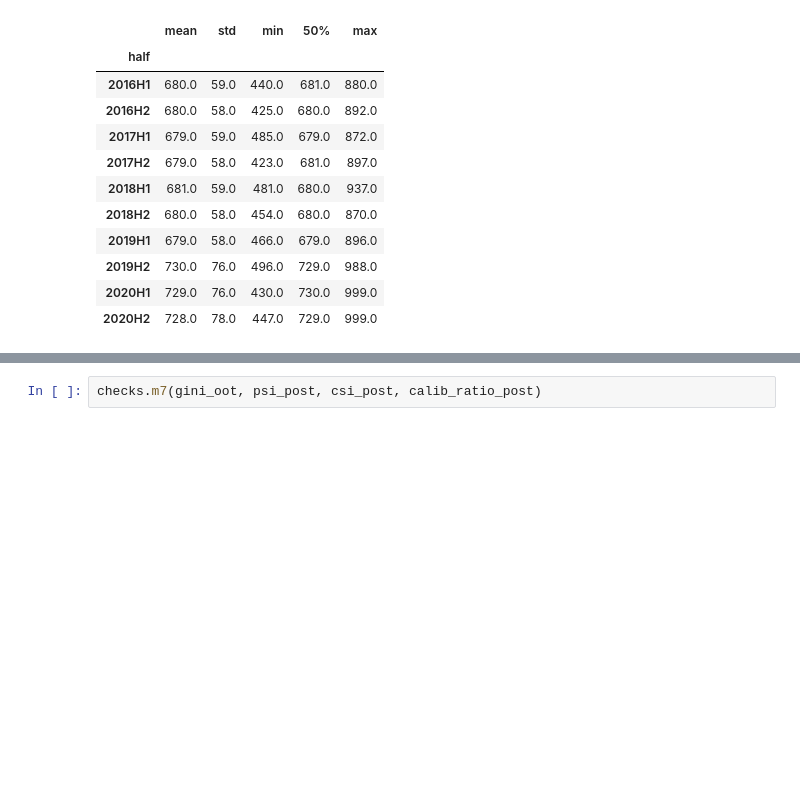
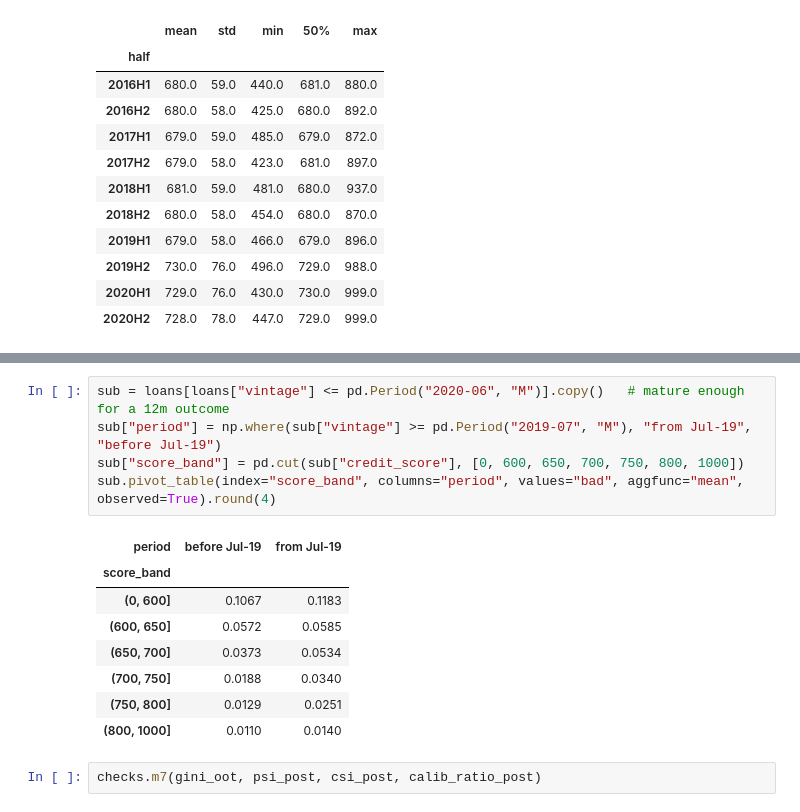
Before and after one commit to S-Azeem/gini_lab, a Jupyter notebook: gini_lab.ipynb, the cells around one changed output, grey strips where cells are left out. Saved outputs shown, nothing was run; the diff lists cells and outputs as text; blank space fills up the shorter version.

```diff
--- a/gini_lab.ipynb
+++ b/gini_lab.ipynb
@@ -958,3 +965,17 @@ L_.groupby("half")["credit_score"].describe()[["mean", "std", "min", "50%", "max
+# %%
+sub = loans[loans["vintage"] <= pd.Period("2020-06", "M")].copy()   # mature enough for a 12m outcome
+sub["period"] = np.where(sub["vintage"] >= pd.Period("2019-07", "M"), "from Jul-19", "before Jul-19")
+sub["score_band"] = pd.cut(sub["credit_score"], [0, 600, 650, 700, 750, 800, 1000])
+sub.pivot_table(index="score_band", columns="period", values="bad", aggfunc="mean", observed=True).round(4)
+# %% [output]
+| period | before Jul-19 | from Jul-19 |
+| score_band |  |  |
+| (0, 600] | 0.1067 | 0.1183 |
+| (600, 650] | 0.0572 | 0.0585 |
+| (650, 700] | 0.0373 | 0.0534 |
+| (700, 750] | 0.0188 | 0.0340 |
+| (750, 800] | 0.0129 | 0.0251 |
+| (800, 1000] | 0.0110 | 0.0140 |
 # %%
 checks.m7(gini_oot, psi_post, csi_post, calib_ratio_post)
 # %% [output]
```
Also changed, not shown: parts of 6 cells of this notebook.
